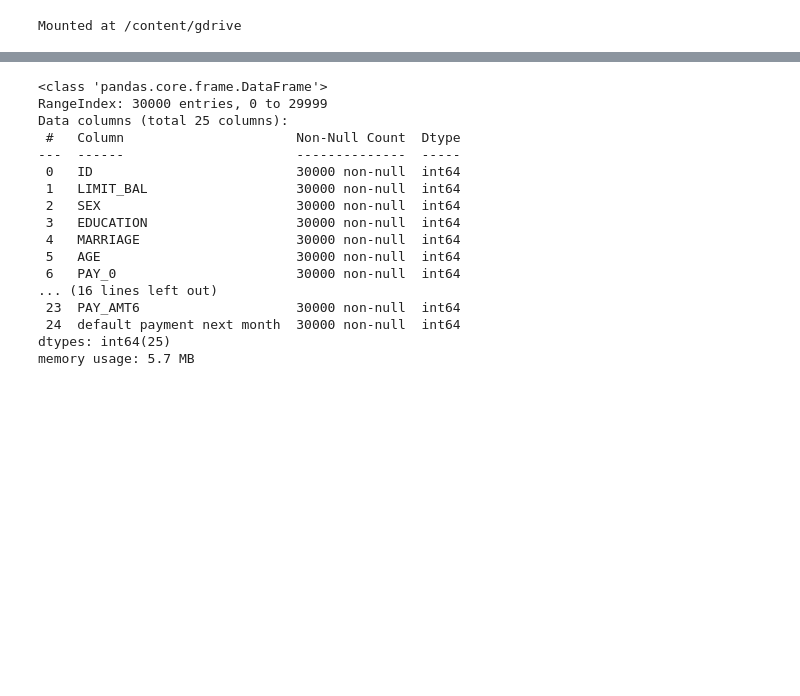
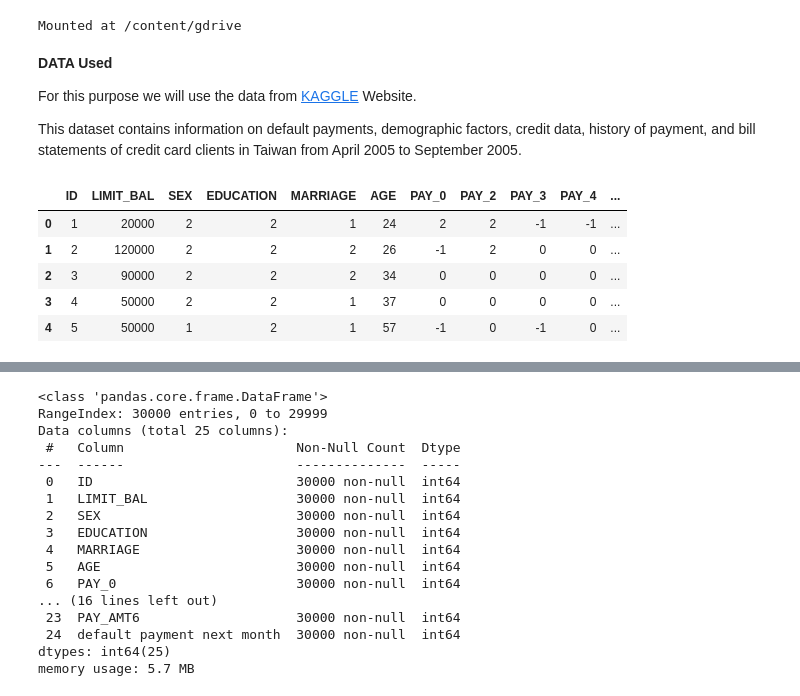
Before and after one commit to Prinkesh39/First-Project-, a Jupyter notebook: Taiwan_Credit_Card_Default.ipynb, the cells around one changed output, grey strips where cells are left out. Drawn from its saved outputs; the diff is of its cells as text; code cells hidden in the pictures; blank space fills up the shorter version.

```diff
--- a/Taiwan_Credit_Card_Default.ipynb
+++ b/Taiwan_Credit_Card_Default.ipynb
@@ -14,7 +22,21 @@ import matplotlib.pyplot as plt
 import seaborn as sns
 import warnings
 warnings.filterwarnings('ignore')
+# %% [markdown]
+**DATA Used**
+
+For this purpose we will use the data from [KAGGLE](https://www.kaggle.com/uciml/default-of-credit-card-clients-dataset) Website.
+
+This dataset contains information on default payments, demographic factors, credit data, history of payment, and bill statements of credit card clients in Taiwan from April 2005 to September 2005.
 # %%
 path = ('/content/gdrive/MyDrive/Predicting default of credit card/TaiwanCreditDefaults.xls')
 # %%
 df = pd.read_excel(path, header = 1) #Importing files
+df.head()
+# %% [output]
+|  | ID | LIMIT_BAL | SEX | EDUCATION | MARRIAGE | AGE | PAY_0 | PAY_2 | PAY_3 | PAY_4 | ... |
+| 0 | 1 | 20000 | 2 | 2 | 1 | 24 | 2 | 2 | -1 | -1 | ... |
+| 1 | 2 | 120000 | 2 | 2 | 2 | 26 | -1 | 2 | 0 | 0 | ... |
+| 2 | 3 | 90000 | 2 | 2 | 2 | 34 | 0 | 0 | 0 | 0 | ... |
+| 3 | 4 | 50000 | 2 | 2 | 1 | 37 | 0 | 0 | 0 | 0 | ... |
+| 4 | 5 | 50000 | 1 | 2 | 1 | 57 | -1 | 0 | -1 | 0 | ... |
```
Also changed, not shown: parts of 14 cells of this notebook.
